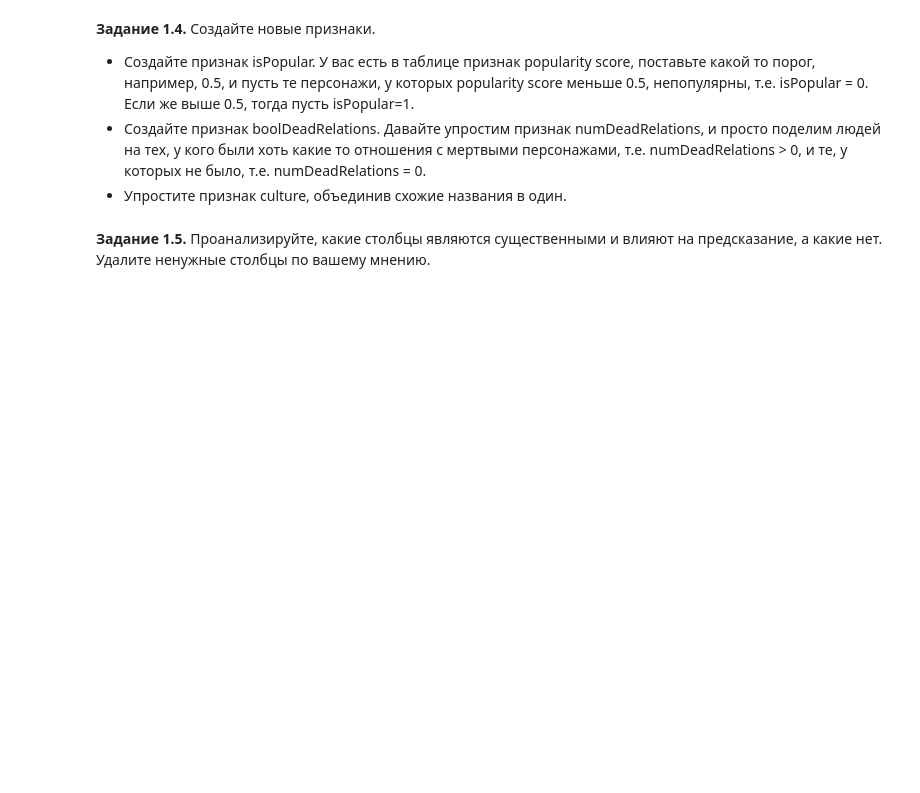
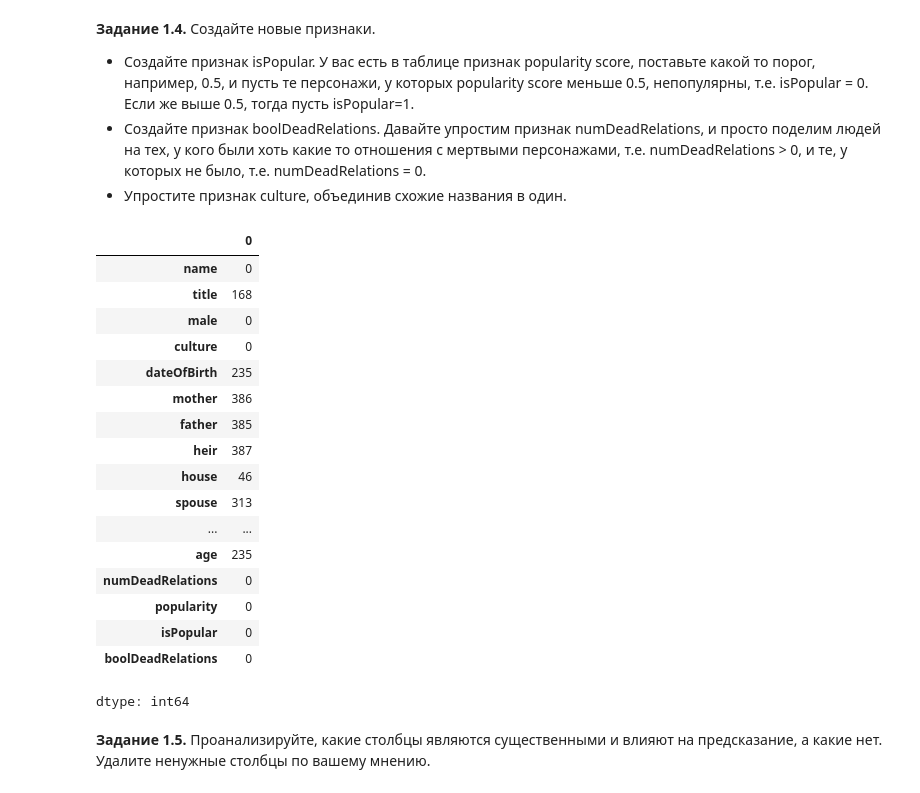
Before and after one commit to tatyanayuriy/cv, a Jupyter notebook: week_01_ml_intro/Homework/hw_1_game_of_thrones.ipynb, the cells around one changed output. Saved outputs shown, nothing was run; the diff lists cells and outputs as text; code cells hidden in the pictures; blank space fills up the shorter version.

```diff
--- a/week_01_ml_intro/Homework/hw_1_game_of_thrones.ipynb
+++ b/week_01_ml_intro/Homework/hw_1_game_of_thrones.ipynb
@@ -144,2 +158,65 @@ cult = {
+# %%
+df['culture'] = df['culture'].fillna('Unknown')
+
+def simplify_culture(culture):
+  culture = culture.lower()
+  if culture in ['summer islands', 'summer islander', 'summer isles']:
+    return 'Summer Islands'
+  elif culture in ['ghiscari', 'ghiscaricari',  'ghis']:
+    return 'Ghiscari'
+  elif culture in ["asshai'i", 'asshai']:
+    return 'Asshai'
+  elif culture in ['lysene', 'lyseni']:
+    return 'Lysene'
+  elif culture in ['andal', 'andals']:
+    return 'Andal'
+  elif culture in ['braavosi', 'braavos']:
+    return 'Braavosi'
+  elif culture in ['dornishmen', 'dorne', 'dornish']:
+    return 'Dornish'
+  elif culture in ['myr', 'myrish', 'myrmen']:
+    return 'Myrish'
+  elif culture in ['westermen', 'westerman', 'westerlands']:
+    return 'Westermen'
+  elif culture in ['westeros', 'westerosi']:
+    return 'Westerosi'
+  elif culture in ['stormlands', 'stormlander']:
+    return 'Stormlander'
+  elif culture in ['norvos', 'norvoshi']:
+    return 'Norvoshi'
+  elif culture in ['the north', 'northmen']:
+    return 'Northmen'
+  elif culture in ['wildling', 'first men', 'free folk']:
+    return 'Free Folk'
+  elif culture in ['qartheen', 'qarth']:
+    return 'Qartheen'
+  elif culture in ['the reach', 'reach', 'reachmen']:
+    return 'Reach'
+  else:
+    return culture
+
+
+df['culture'] = df['culture'].apply(simplify_culture)
+# %%
+df.isna().sum(axis=0)
+# %% [output]
+|  | 0 |
+| name | 0 |
+| title | 168 |
+| male | 0 |
+| culture | 0 |
+| dateOfBirth | 235 |
+| mother | 386 |
+| father | 385 |
+| heir | 387 |
+| house | 46 |
+| spouse | 313 |
+| ... | ... |
+| age | 235 |
+| numDeadRelations | 0 |
+| popularity | 0 |
+| isPopular | 0 |
+| boolDeadRelations | 0 |
+dtype: int64
 # %% [markdown]
 **Задание 1.5.** Проанализируйте, какие столбцы являются существенными и влияют на предсказание, а какие нет. Удалите ненужные столбцы по вашему мнению.
```
Also changed, not shown: parts of 12 cells of this notebook.
